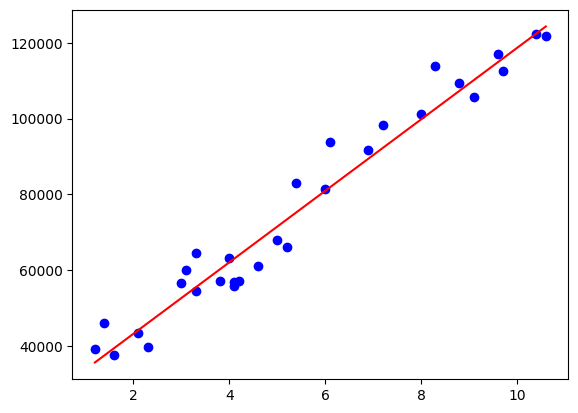
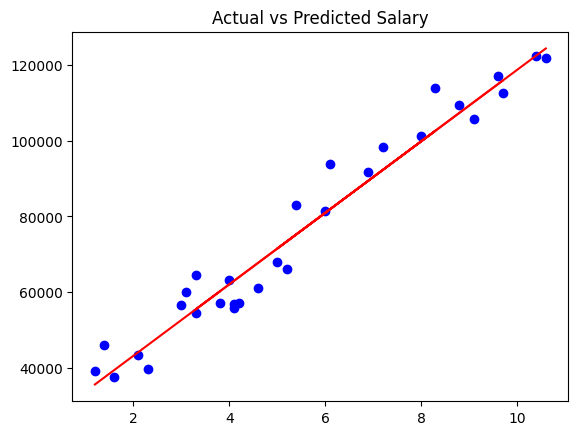
Code edit (unified diff) that turned the first committed figure into the second:
--- before
+++ after
@@ -12,2 +12,8 @@
 plt.scatter(x, y, color='blue')
 plt.plot(x, model.predict(x), color='red')
+plt.title("Actual vs Predicted Salary")
+plt.plot(x_test, y_pred, color='red', label='Predicted')
+plt.xlabel('Years of Experience')
+plt.ylabel('Salary')
+plt.legend()
+plt.show()

Commit: First Commit